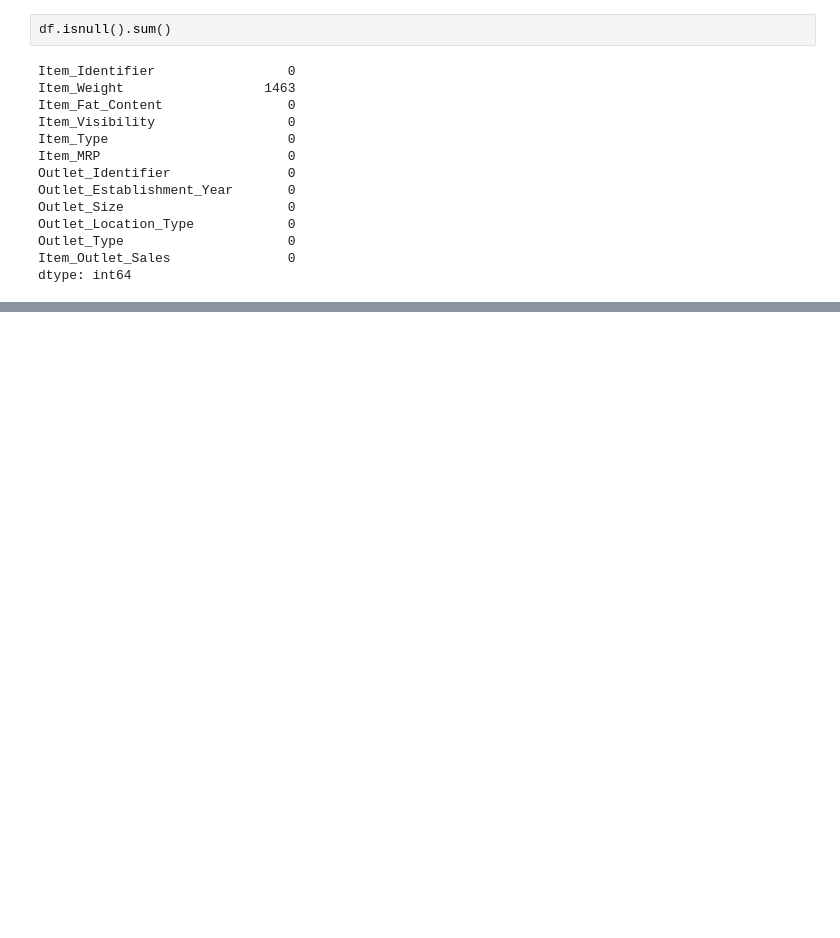
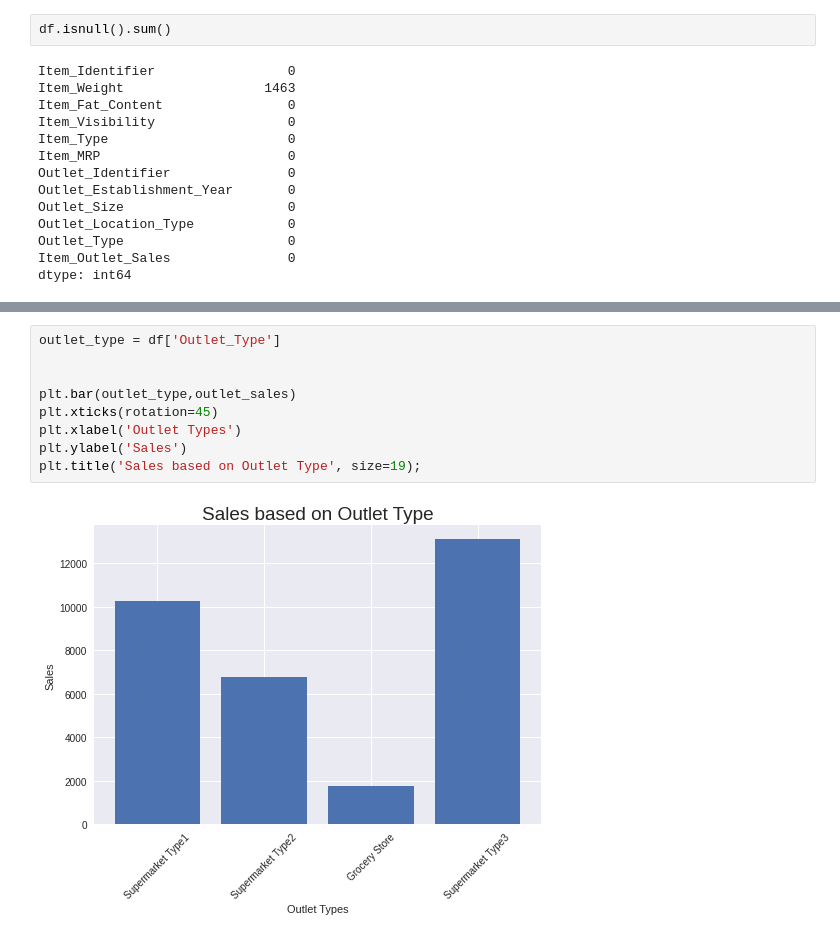
Before and after one commit to Drodricks0/Sales_Prediction, a Jupyter notebook: Project_1.ipynb, the cells around one changed output, grey strips where cells are left out. Saved outputs shown, nothing was run; the diff lists cells and outputs as text; blank space fills up the shorter version.

```diff
--- a/Project_1.ipynb
+++ b/Project_1.ipynb
@@ -115,0 +144,11 @@ df.head()
+# %%
+outlet_type = df['Outlet_Type']
+
+
+plt.bar(outlet_type,outlet_sales)
+plt.xticks(rotation=45)
+plt.xlabel('Outlet Types')
+plt.ylabel('Sales')
+plt.title('Sales based on Outlet Type', size=19);
+# %% [output]
+[figure, added]
```
Also changed, not shown: parts of 9 cells of this notebook.
